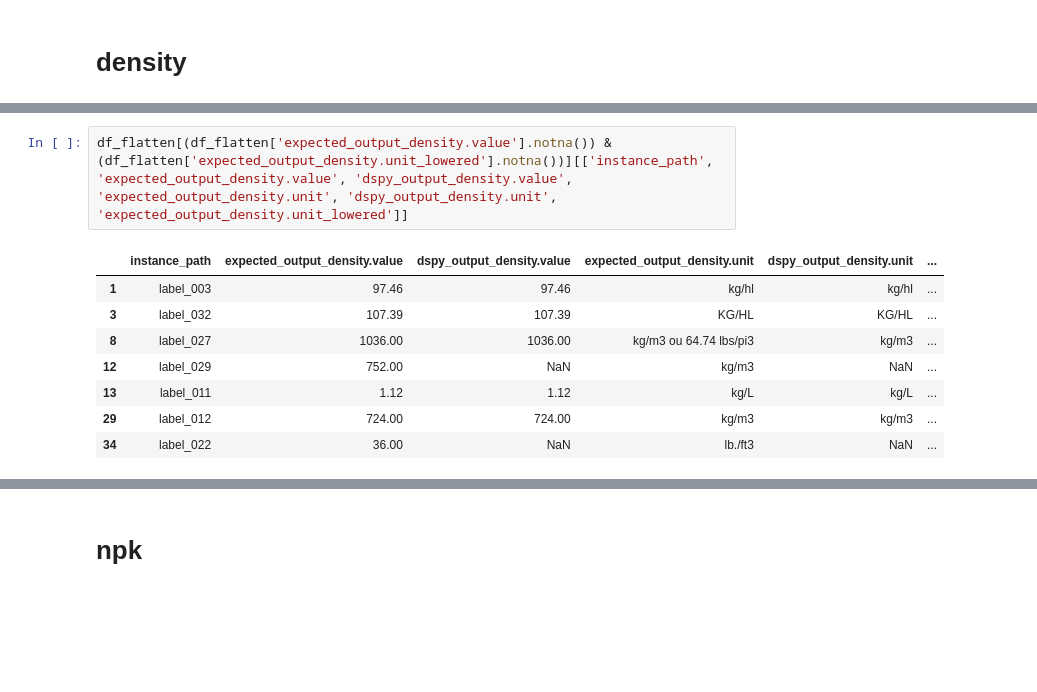
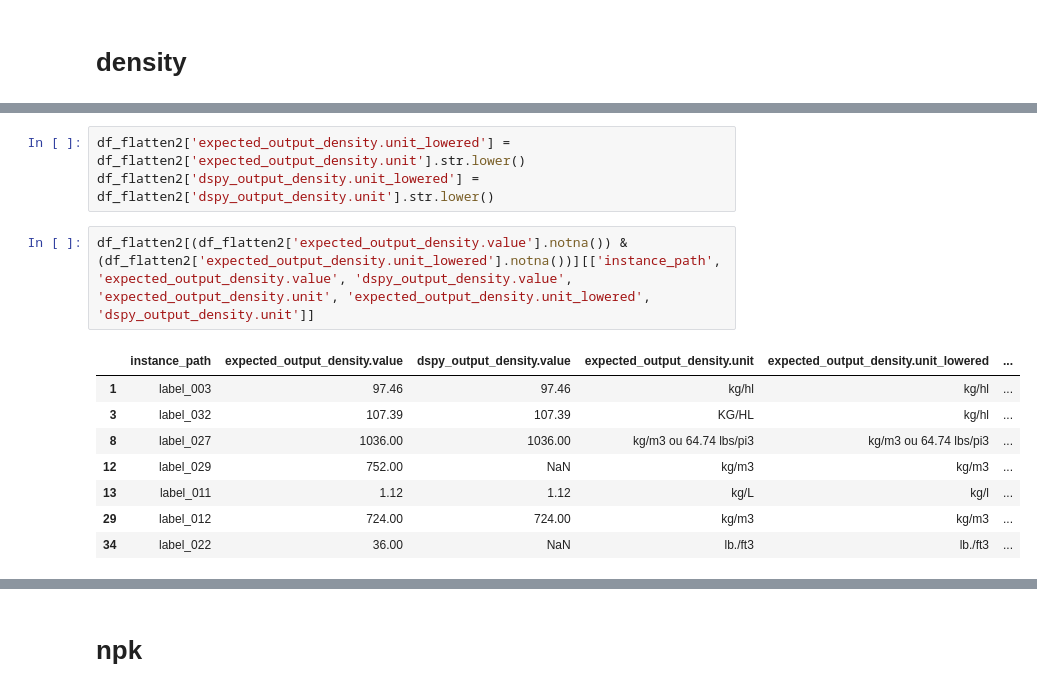
Before and after one commit to ai-cfia/fertiscan-pipeline, a Jupyter notebook: notebooks/metric.ipynb, the cells around one changed output, grey strips where cells are left out. Cells and saved outputs as stored; diff of their text form; blank space fills up the shorter version.

```diff
--- a/notebooks/metric.ipynb
+++ b/notebooks/metric.ipynb
@@ -1276,12 +1344,15 @@ df_flatten[(df_flatten['expected_output_density.value'].notna())][['instance_pat
+# %%
+df_flatten2['expected_output_density.unit_lowered'] = df_flatten2['expected_output_density.unit'].str.lower()
+df_flatten2['dspy_output_density.unit_lowered'] = df_flatten2['dspy_output_density.unit'].str.lower()
 # %%
-df_flatten[(df_flatten['expected_output_density.value'].notna()) & (df_flatten['expected_output_density.unit_lowered'].notna())][['instance_path', 'expected_output_density.value', 'dspy_output_density.value', 'expected_output_density.unit', 'dspy_output_density.unit', 'expected_output_density.unit_lowered']]
+df_flatten2[(df_flatten2['expected_output_density.value'].notna()) & (df_flatten2['expected_output_density.unit_lowered'].notna())][['instance_path', 'expected_output_density.value', 'dspy_output_density.value', 'expected_output_density.unit', 'expected_output_density.unit_lowered', 'dspy_output_density.unit']]
 # %% [output]
-|  | instance_path | expected_output_density.value | dspy_output_density.value | expected_output_density.unit | dspy_output_density.unit | ... |
+|  | instance_path | expected_output_density.value | dspy_output_density.value | expected_output_density.unit | expected_output_density.unit_lowered | ... |
 | 1 | label_003 | 97.46 | 97.46 | kg/hl | kg/hl | ... |
-| 3 | label_032 | 107.39 | 107.39 | KG/HL | KG/HL | ... |
-| 8 | label_027 | 1036.00 | 1036.00 | kg/m3 ou 64.74 lbs/pi3 | kg/m3 | ... |
-| 12 | label_029 | 752.00 | NaN | kg/m3 | NaN | ... |
-| 13 | label_011 | 1.12 | 1.12 | kg/L | kg/L | ... |
+| 3 | label_032 | 107.39 | 107.39 | KG/HL | kg/hl | ... |
+| 8 | label_027 | 1036.00 | 1036.00 | kg/m3 ou 64.74 lbs/pi3 | kg/m3 ou 64.74 lbs/pi3 | ... |
+| 12 | label_029 | 752.00 | NaN | kg/m3 | kg/m3 | ... |
+| 13 | label_011 | 1.12 | 1.12 | kg/L | kg/l | ... |
 | 29 | label_012 | 724.00 | 724.00 | kg/m3 | kg/m3 | ... |
-| 34 | label_022 | 36.00 | NaN | lb./ft3 | NaN | ... |
+| 34 | label_022 | 36.00 | NaN | lb./ft3 | lb./ft3 | ... |
 # %%
```
Also changed, not shown: parts of 67 cells of this notebook.
